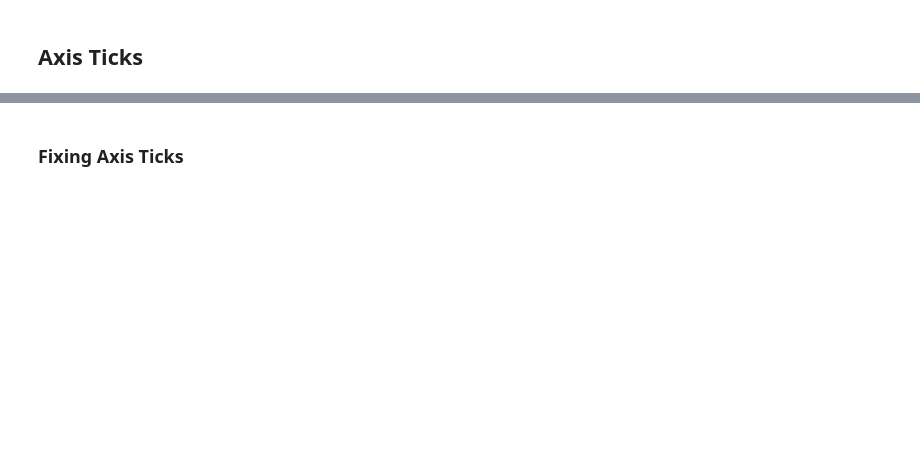
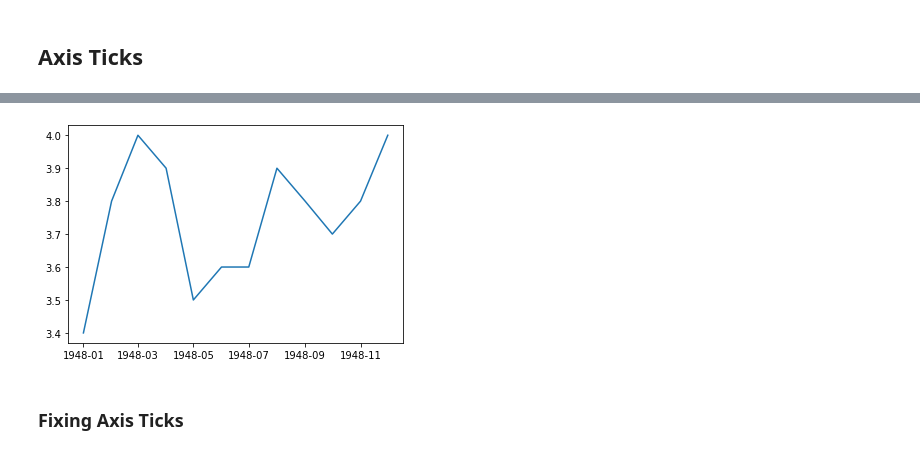
Before and after one commit to icta-tecaji/python-data-analysis-public, a Jupyter notebook: Del_05_Prikazovanje_podatkov_osnovno/Prikazovanje_podatkov_osnovno_CLEAN.ipynb, the cells around one changed output, grey strips where cells are left out. Saved outputs shown, nothing was run; the diff lists cells and outputs as text; code cells hidden in the pictures; blank space fills up the shorter version.

```diff
--- a/Del_05_Prikazovanje_podatkov_osnovno/Prikazovanje_podatkov_osnovno_CLEAN.ipynb
+++ b/Del_05_Prikazovanje_podatkov_osnovno/Prikazovanje_podatkov_osnovno_CLEAN.ipynb
@@ -6,0 +9,2 @@
+# %%
+unrate = pd.read_csv("data/unrate.csv")
@@ -6,0 +31,2 @@
+# %%
+unrate["DATE"] = pd.to_datetime(unrate["DATE"])
@@ -12,5 +76,11 @@
 ## Axis Ticks
 # %% [markdown]
 <p><img alt="Axis Ticks" src="images/axis+ticks.png"></p>
+# %%
+first_twelve = unrate[0:12]
+plt.plot(first_twelve["DATE"], first_twelve["VALUE"])
+plt.show()
+# %% [output]
+[figure, added]
 # %% [markdown]
 ### Fixing Axis Ticks
```
Also changed, not shown: parts of 29 cells of this notebook.
